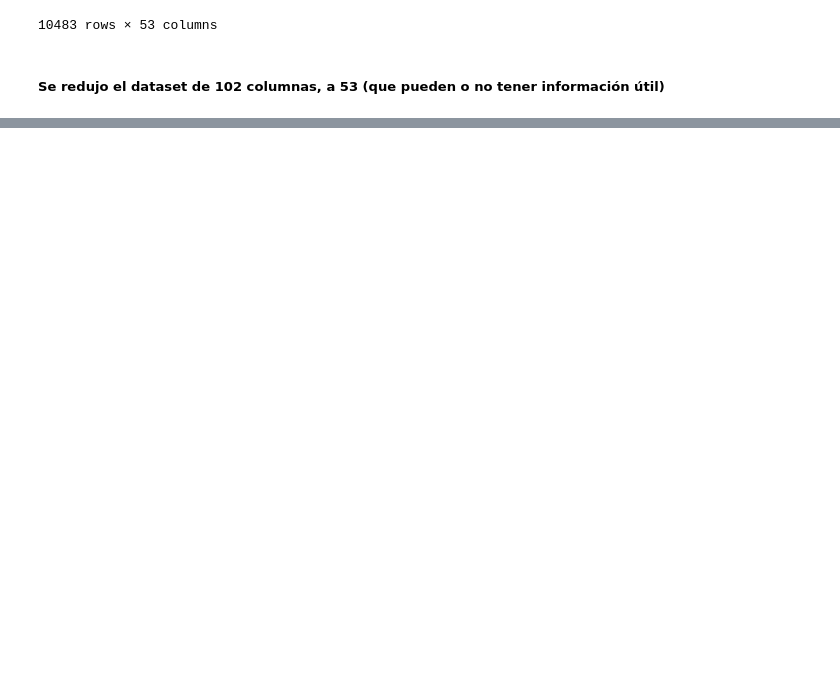
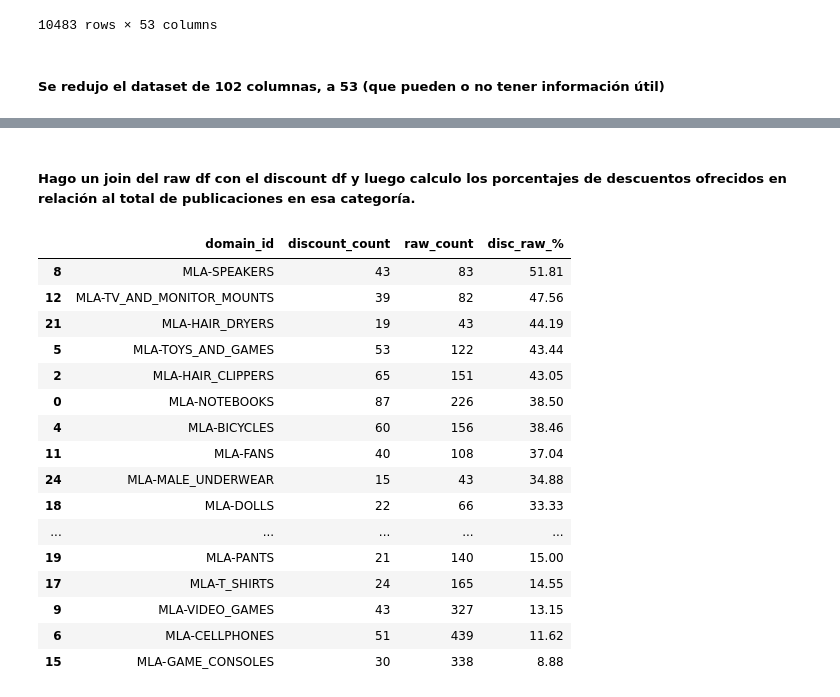
Before and after one commit to panza238/MLC, a Jupyter notebook: Notebooks/MLC_01_ENTREGABLE.ipynb, the cells around one changed output, grey strips where cells are left out. Cells and saved outputs as stored; diff of their text form; code cells hidden in the pictures; blank space fills up the shorter version.

```diff
--- a/Notebooks/MLC_01_ENTREGABLE.ipynb
+++ b/Notebooks/MLC_01_ENTREGABLE.ipynb
@@ -82,0 +205,2 @@ raw_dataset_df
+# %% [markdown]
+##### Hago un join del raw df con el discount df y luego calculo los porcentajes de descuentos ofrecidos en relación al total de publicaciones en esa categoría.
@@ -82,0 +219,20 @@ raw_dataset_df
+# %%
+top_categories_merge_df.sort_values(by="disc_raw_%", ascending=False)
+# %% [output]
+|  | domain_id | discount_count | raw_count | disc_raw_% |
+| 8 | MLA-SPEAKERS | 43 | 83 | 51.81 |
+| 12 | MLA-TV_AND_MONITOR_MOUNTS | 39 | 82 | 47.56 |
+| 21 | MLA-HAIR_DRYERS | 19 | 43 | 44.19 |
+| 5 | MLA-TOYS_AND_GAMES | 53 | 122 | 43.44 |
+| 2 | MLA-HAIR_CLIPPERS | 65 | 151 | 43.05 |
+| 0 | MLA-NOTEBOOKS | 87 | 226 | 38.50 |
+| 4 | MLA-BICYCLES | 60 | 156 | 38.46 |
+| 11 | MLA-FANS | 40 | 108 | 37.04 |
+| 24 | MLA-MALE_UNDERWEAR | 15 | 43 | 34.88 |
+| 18 | MLA-DOLLS | 22 | 66 | 33.33 |
+| ... | ... | ... | ... | ... |
+| 19 | MLA-PANTS | 21 | 140 | 15.00 |
+| 17 | MLA-T_SHIRTS | 24 | 165 | 14.55 |
+| 9 | MLA-VIDEO_GAMES | 43 | 327 | 13.15 |
+| 6 | MLA-CELLPHONES | 51 | 439 | 11.62 |
+| 15 | MLA-GAME_CONSOLES | 30 | 338 | 8.88 |
```
Also changed, not shown: parts of 21 cells of this notebook, 1 other file.
